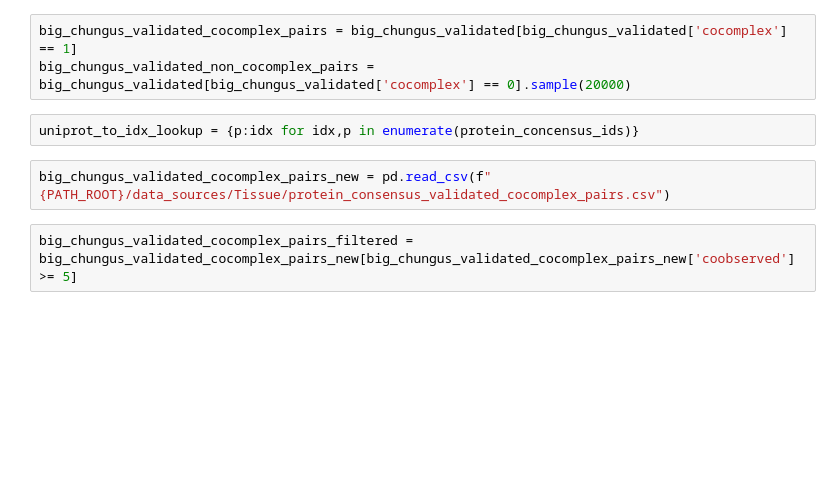
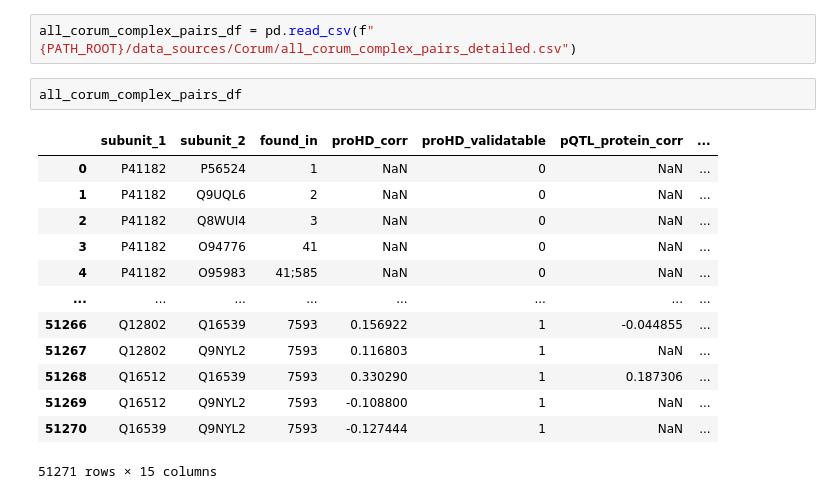
Before and after one commit to hoyinchu/ProteomicsResearch, a Jupyter notebook: notebooks/protein_consensus_analysis.ipynb, the cells around one changed output. Saved outputs shown, nothing was run; the diff lists cells and outputs as text; blank space fills up the shorter version.

```diff
--- a/notebooks/protein_consensus_analysis.ipynb
+++ b/notebooks/protein_consensus_analysis.ipynb
@@ -18,9 +15,18 @@ The autoreload extension is already loaded. To reload it, use:
-# %%
-big_chungus_validated_cocomplex_pairs = big_chungus_validated[big_chungus_validated['cocomplex'] == 1]
-big_chungus_validated_non_cocomplex_pairs = big_chungus_validated[big_chungus_validated['cocomplex'] == 0].sample(20000)
-# %%
-uniprot_to_idx_lookup = {p:idx for idx,p in enumerate(protein_concensus_ids)}
 # %%
-big_chungus_validated_cocomplex_pairs_new = pd.read_csv(f"{PATH_ROOT}/data_sources/Tissue/protein_consensus_validated_cocomplex_pairs.csv")
+all_corum_complex_pairs_df = pd.read_csv(f"{PATH_ROOT}/data_sources/Corum/all_corum_complex_pairs_detailed.csv")
-# %%
-big_chungus_validated_cocomplex_pairs_filtered = big_chungus_validated_cocomplex_pairs_new[big_chungus_validated_cocomplex_pairs_new['coobserved'] >= 5]
+# %%
+all_corum_complex_pairs_df
+# %% [output]
+|  | subunit_1 | subunit_2 | found_in | proHD_corr | proHD_validatable | pQTL_protein_corr | ... |
+| 0 | P41182 | P56524 | 1 | NaN | 0 | NaN | ... |
+| 1 | P41182 | Q9UQL6 | 2 | NaN | 0 | NaN | ... |
+| 2 | P41182 | Q8WUI4 | 3 | NaN | 0 | NaN | ... |
+| 3 | P41182 | O94776 | 41 | NaN | 0 | NaN | ... |
+| 4 | P41182 | O95983 | 41;585 | NaN | 0 | NaN | ... |
+| ... | ... | ... | ... | ... | ... | ... | ... |
+| 51266 | Q12802 | Q16539 | 7593 | 0.156922 | 1 | -0.044855 | ... |
+| 51267 | Q12802 | Q9NYL2 | 7593 | 0.116803 | 1 | NaN | ... |
+| 51268 | Q16512 | Q16539 | 7593 | 0.330290 | 1 | 0.187306 | ... |
+| 51269 | Q16512 | Q9NYL2 | 7593 | -0.108800 | 1 | NaN | ... |
+| 51270 | Q16539 | Q9NYL2 | 7593 | -0.127444 | 1 | NaN | ... |
+51271 rows × 15 columns
```
Also changed, not shown: parts of 33 cells of this notebook, 11 other files.
